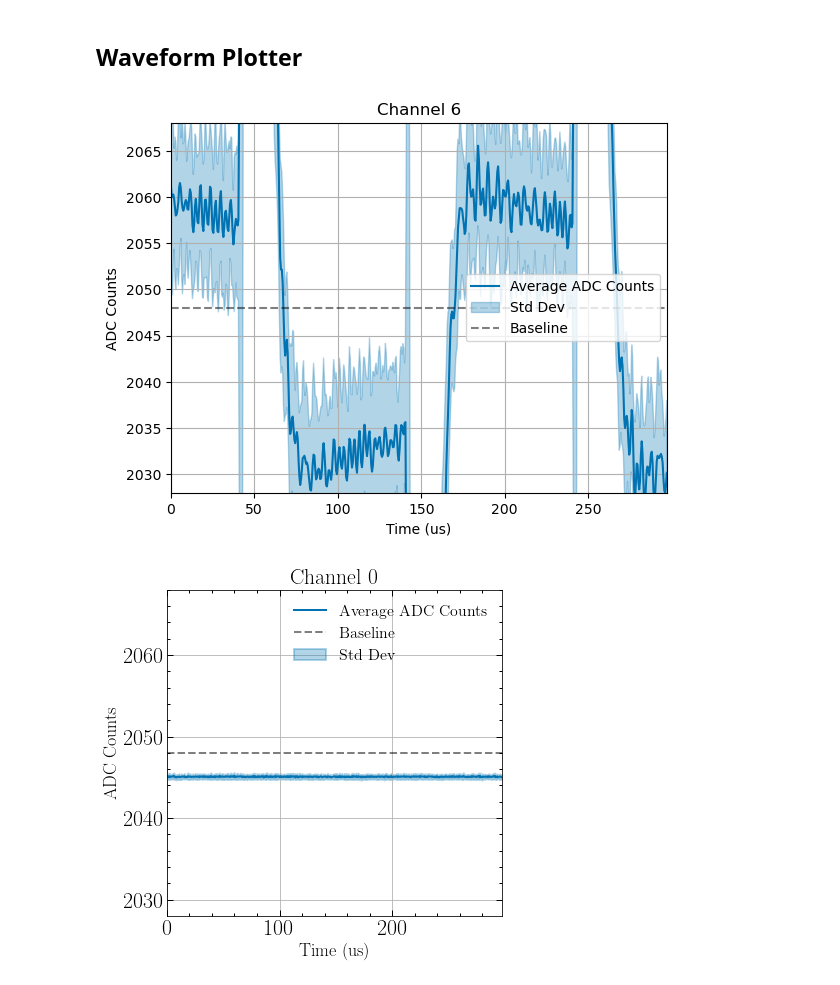
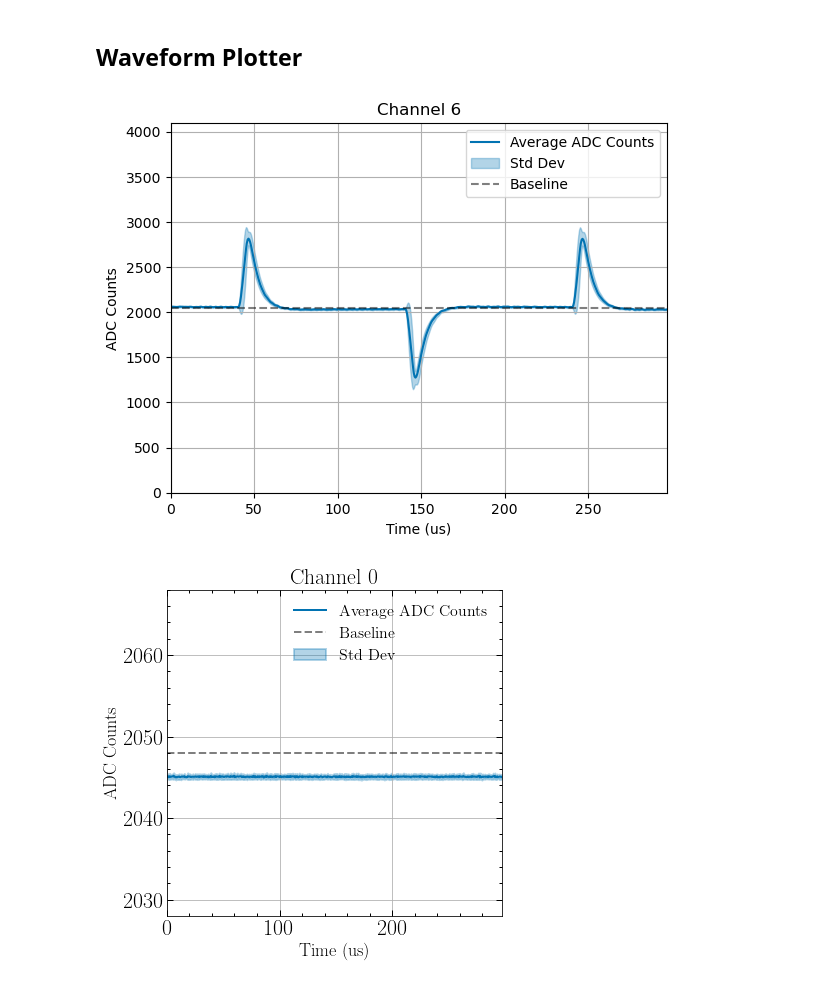
Before and after one commit to svanikt/GRAMS, a Jupyter notebook: pGRAMS Readout Analysis.ipynb, the cells around one changed output. Saved outputs shown, nothing was run; the diff lists cells and outputs as text; code cells hidden in the pictures.

Commit message:
consolidated plot_counts_on_channel and waveform_plotter

```diff
--- a/pGRAMS Readout Analysis.ipynb
+++ b/pGRAMS Readout Analysis.ipynb
@@ -190,10 +188,8 @@ def waveform_plotter(file_list, active_ch, event_id, overlay=1, average=0, zoom=
         plt.ylabel('ADC Counts')
         plt.axhline(baseline, color='k', ls='--', alpha=0.5, label='Baseline')
         plt.xlim(time.min(), time.max())
-        if zoom == 1:
-            plt.ylim(baseline-20, baseline+20)
-        else:
-            plt.ylim(0, 4095)
+        if zoom == 1: plt.ylim(baseline-20, baseline+20)
+        else: plt.ylim(0, 4095)
         plt.legend(loc='best')
         plt.grid(True)
         plt.show()
@@ -212,12 +208,12 @@ def waveform_plotter(file_list, active_ch, event_id, overlay=1, average=0, zoom=
 # %%
 # set inputs, run plotter
 file_list = [452]
 active_ch = 6
 event_id = 1
 
-waveform_plotter(file_list, active_ch=6, event_id=2, overlay=1, average=1, zoom=1)
+waveform_plotter(file_list, active_ch=6, event_id=2, overlay=1, average=1)
 # %% [output]
-[figure, old version]
+[figure, new version]
 # %%
 channels=np.arange(0, 64, 1)
 for ch in channels:
```
Also changed, not shown: parts of 1 cell of this notebook.
